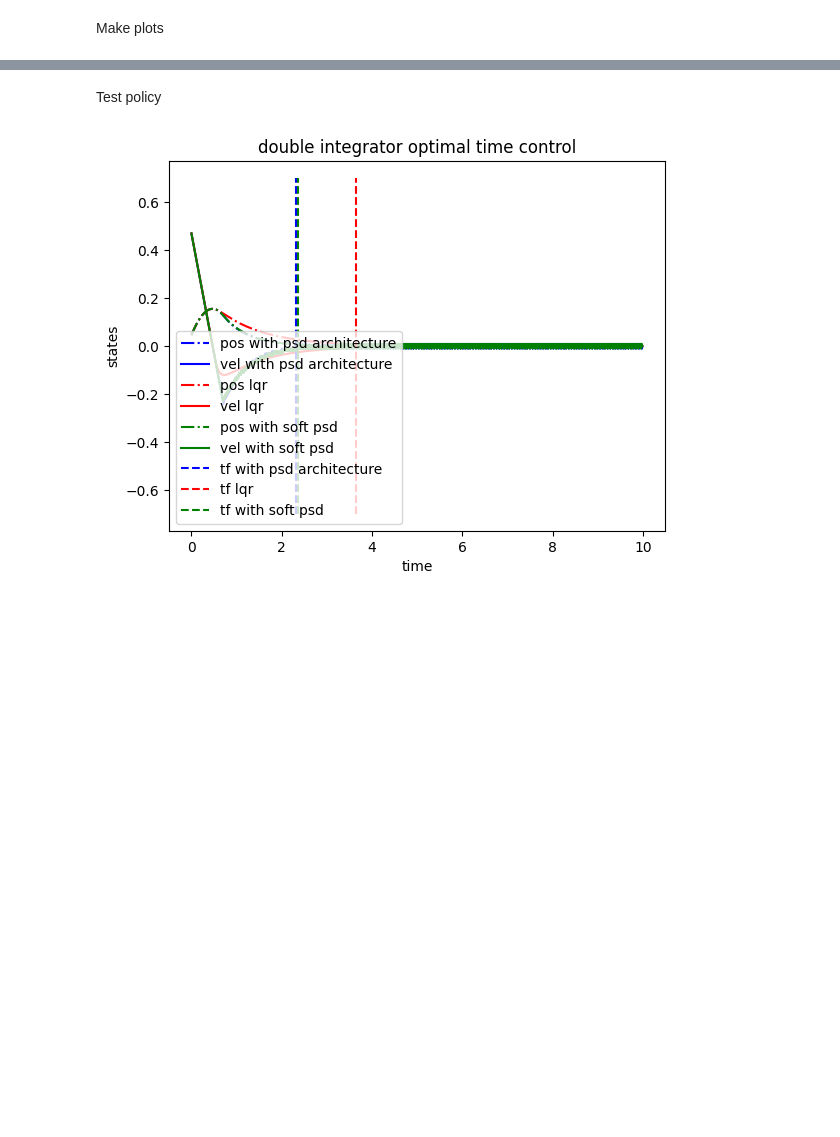
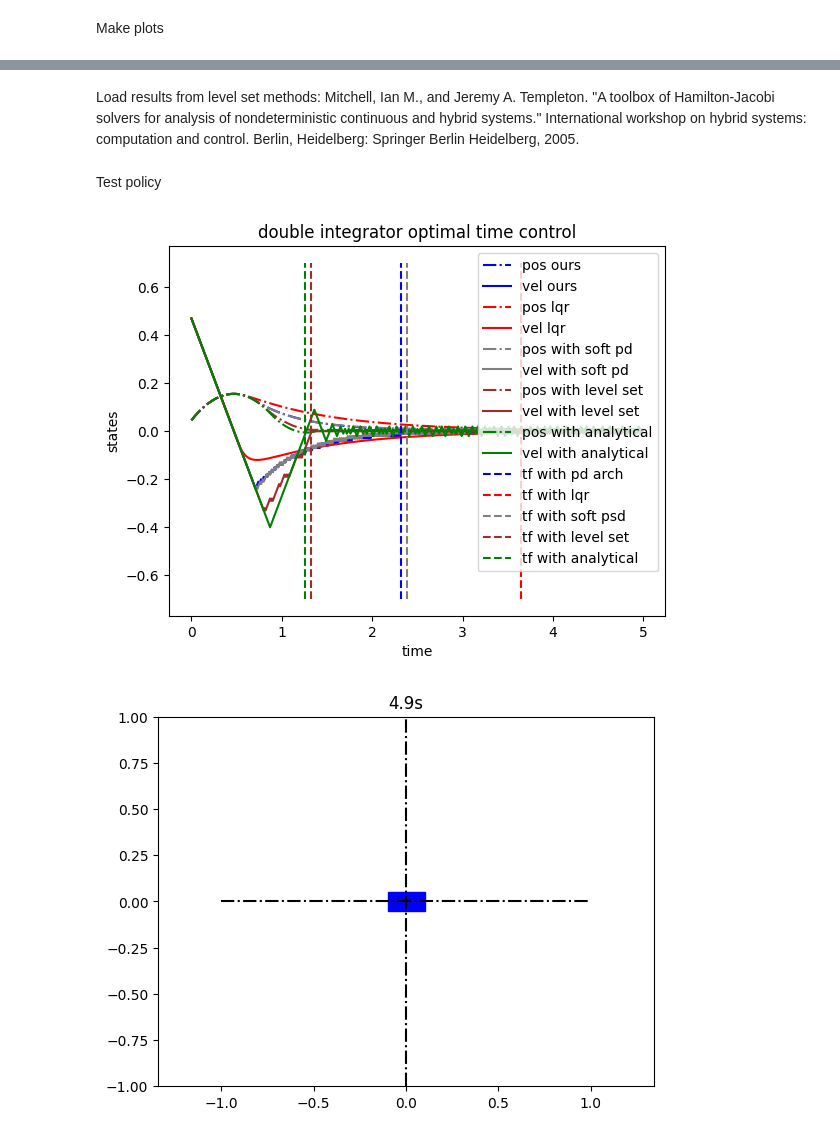
Before and after one commit to HaoxiangYou/Q_Learning_with_HJB, a Jupyter notebook: examples/double_integrator_optimal_time.ipynb, the cells around one changed output, grey strips where cells are left out. Drawn from its saved outputs; the diff is of its cells as text; code cells hidden in the pictures; blank space fills up the shorter version.

```diff
--- a/examples/double_integrator_optimal_time.ipynb
+++ b/examples/double_integrator_optimal_time.ipynb
@@ -311,0 +312,2 @@ plt.show()
+# %% [markdown]
+Load results from level set methods: Mitchell, Ian M., and Jeremy A. Templeton. "A toolbox of Hamilton-Jacobi solvers for analysis of nondeterministic continuous and hybrid systems." International workshop on hybrid systems: computation and control. Berlin, Heidelberg: Springer Berlin Heidelberg, 2005.
@@ -379,5 +477,33 @@ def test_learned_policy(x0, T=10):
-# %%
-x0 = np.random.uniform(low=-1,high=1, size=(2,))
-test_learned_policy(x0)
-# %% [output]
-[figure, removed]
+# %%
+optimal_t_psd_list = []
+optimal_t_soft_psd_list = []
+optimal_t_lqr_list = []
+optimal_t_level_set_list = []
+optimal_t_analytical_list = []
+
+x0 = np.random.uniform(low=-1,high=1, size=(2,))
+ts, xs_psd, xs_soft_psd, xs_lqr, xs_level_set, xs_analytical, optimal_t_psd, optimal_t_soft_psd, optimal_t_lqr, optimal_t_level_set, optimal_t_analytical = test_learned_policy(x0)
+optimal_t_psd_list.append(optimal_t_psd)
+optimal_t_soft_psd_list.append(optimal_t_soft_psd)
+optimal_t_lqr_list.append(optimal_t_lqr)
+optimal_t_level_set_list.append(optimal_t_level_set)
+optimal_t_analytical_list.append(optimal_t_analytical)
+
+fig, anim = visualize_traj(ts, xs_psd, xs_soft_psd, xs_lqr, xs_level_set, xs_analytical, optimal_t_psd, optimal_t_soft_psd, optimal_t_lqr, optimal_t_level_set, optimal_t_analytical)
+for i in range(1, 10):
+    x0 = np.random.uniform(low=-1,high=1, size=(2,))
+    ts, xs_psd, xs_soft_psd, xs_lqr, xs_level_set, xs_analytical, optimal_t_psd, optimal_t_soft_psd, optimal_t_lqr, optimal_t_level_set, optimal_t_analytical = test_learned_policy(x0)
+    optimal_t_psd_list.append(optimal_t_psd)
+    optimal_t_soft_psd_list.append(optimal_t_psd)
+    optimal_t_lqr_list.append(optimal_t_lqr)
+    optimal_t_level_set_list.append(optimal_t_level_set)
+    optimal_t_analytical_list.append(optimal_t_analytical)
+
+optimal_t_psd_list = np.array(optimal_t_psd_list)
+optimal_t_soft_psd_list = np.array(optimal_t_soft_psd_list)
+optimal_t_lqr_list = np.array(optimal_t_lqr_list)
+optimal_t_level_set_list = np.array(optimal_t_level_set_list)
+optimal_t_analytical_list = np.array(optimal_t_analytical_list)
+# %% [output]
+[figure, added]
+[figure, added]
```
Also changed, not shown: parts of 8 cells of this notebook, 1 other file.
